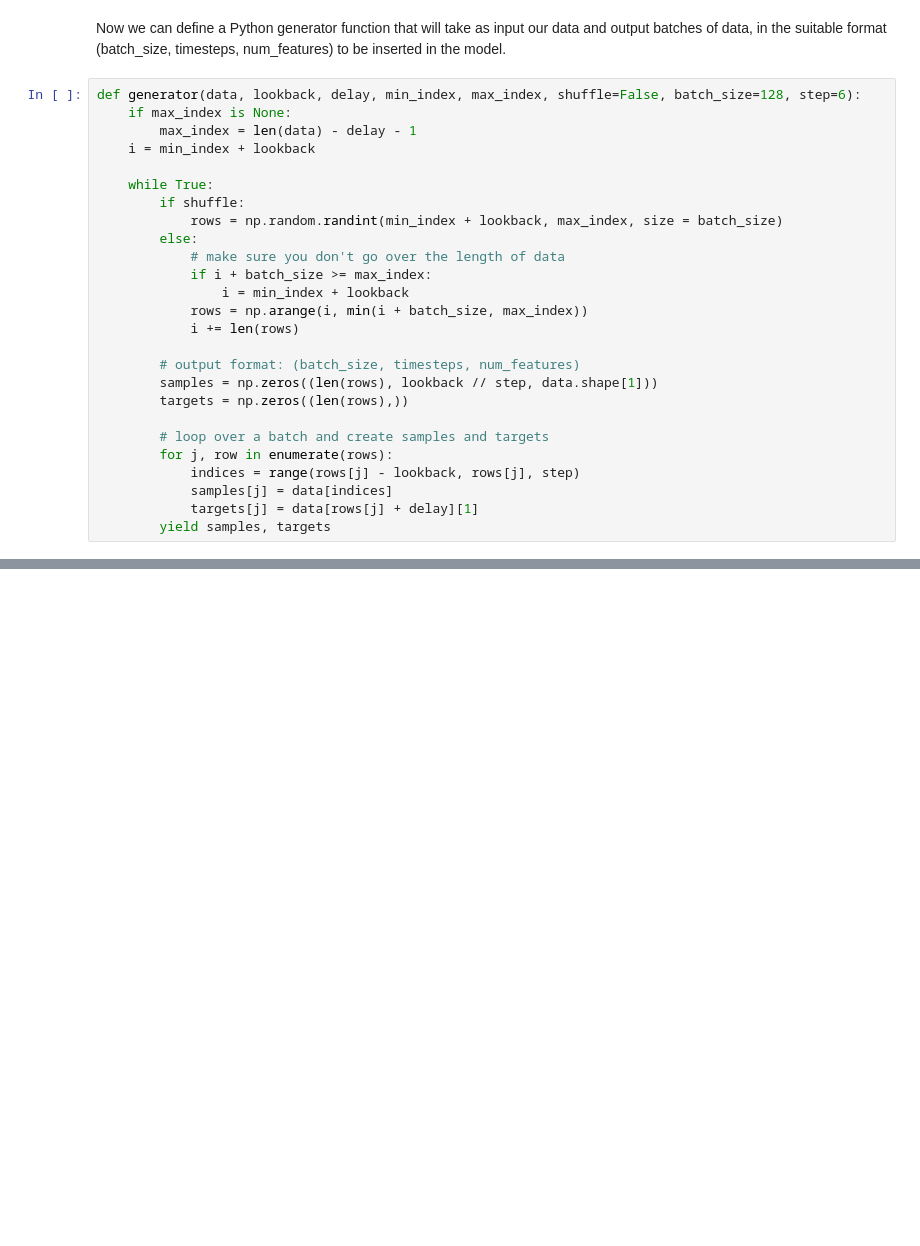
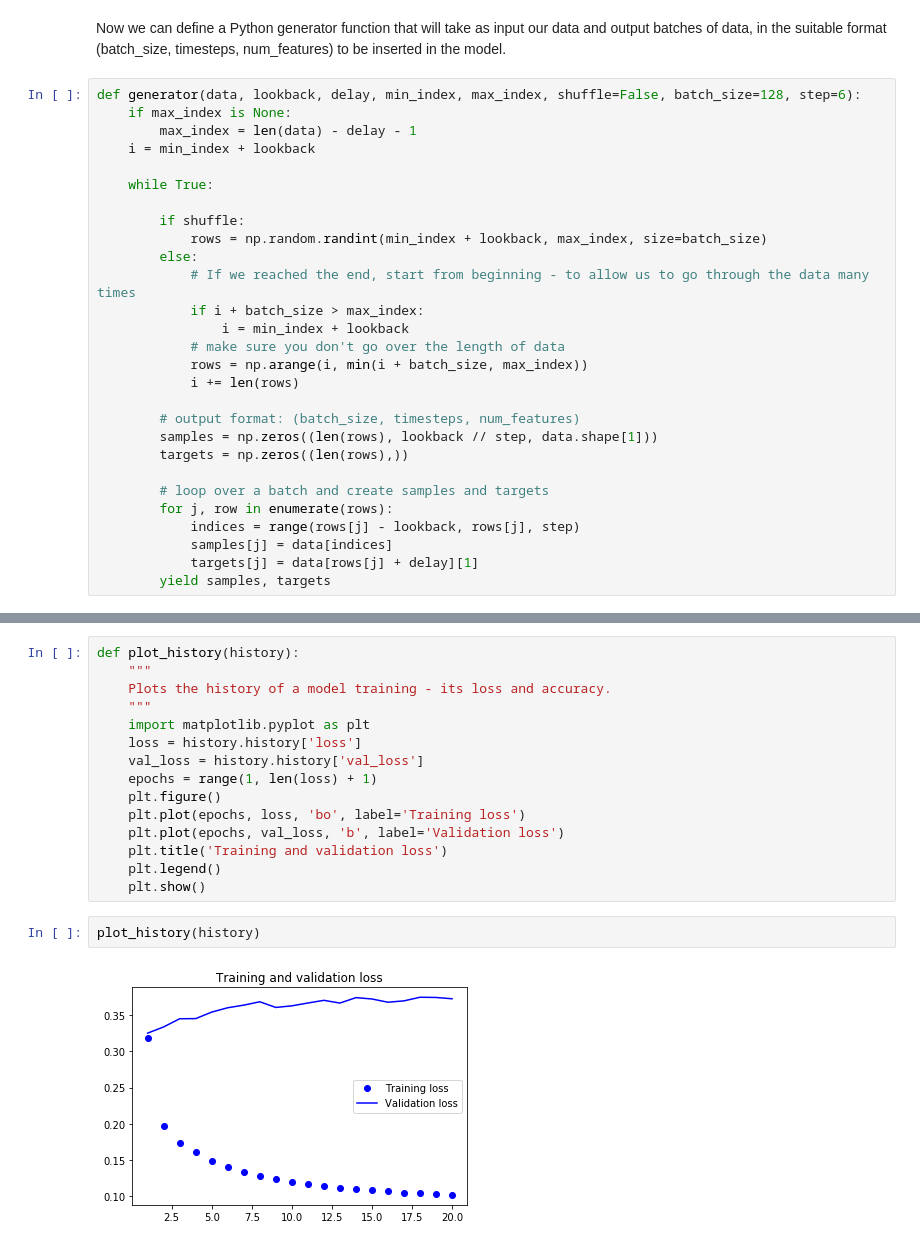
Before and after one commit to mappls/Playfield, a Jupyter notebook: keras/11_rnn_temperature.ipynb, the cells around one changed output, grey strips where cells are left out. Cells and saved outputs as stored; diff of their text form; blank space fills up the shorter version.

```diff
--- a/keras/11_rnn_temperature.ipynb
+++ b/keras/11_rnn_temperature.ipynb
@@ -67,12 +88,14 @@ def generator(data, lookback, delay, min_index, max_index, shuffle=False, batch_
     i = min_index + lookback
 
     while True:
+
         if shuffle:
-            rows = np.random.randint(min_index + lookback, max_index, size = batch_size)
+            rows = np.random.randint(min_index + lookback, max_index, size=batch_size)
         else:
+            # If we reached the end, start from beginning - to allow us to go through the data many times
+            if i + batch_size > max_index:
+                i = min_index + lookback
             # make sure you don't go over the length of data
-            if i + batch_size >= max_index:
-                i = min_index + lookback
             rows = np.arange(i, min(i + batch_size, max_index))
             i += len(rows)
 
@@ -135,0 +221,19 @@ evaluate_naive_method()
+# %%
+def plot_history(history):
+    """
+    Plots the history of a model training - its loss and accuracy.
+    """
+    import matplotlib.pyplot as plt
+    loss = history.history['loss']
+    val_loss = history.history['val_loss']
+    epochs = range(1, len(loss) + 1)
+    plt.figure()
+    plt.plot(epochs, loss, 'bo', label='Training loss')
+    plt.plot(epochs, val_loss, 'b', label='Validation loss')
+    plt.title('Training and validation loss')
+    plt.legend()
+    plt.show()
+# %%
+plot_history(history)
+# %% [output]
+[figure, added]
```
Also changed, not shown: parts of 17 cells of this notebook.
